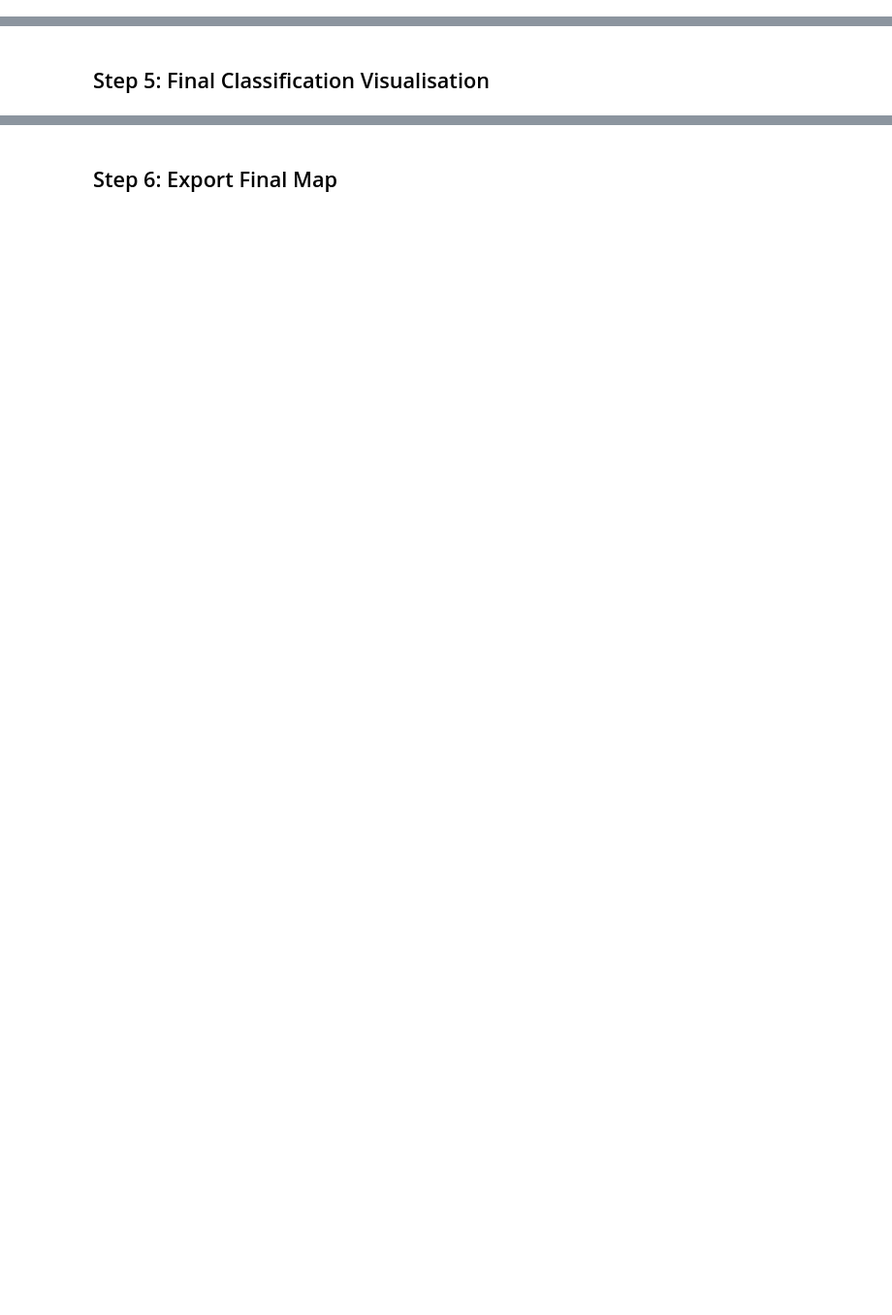
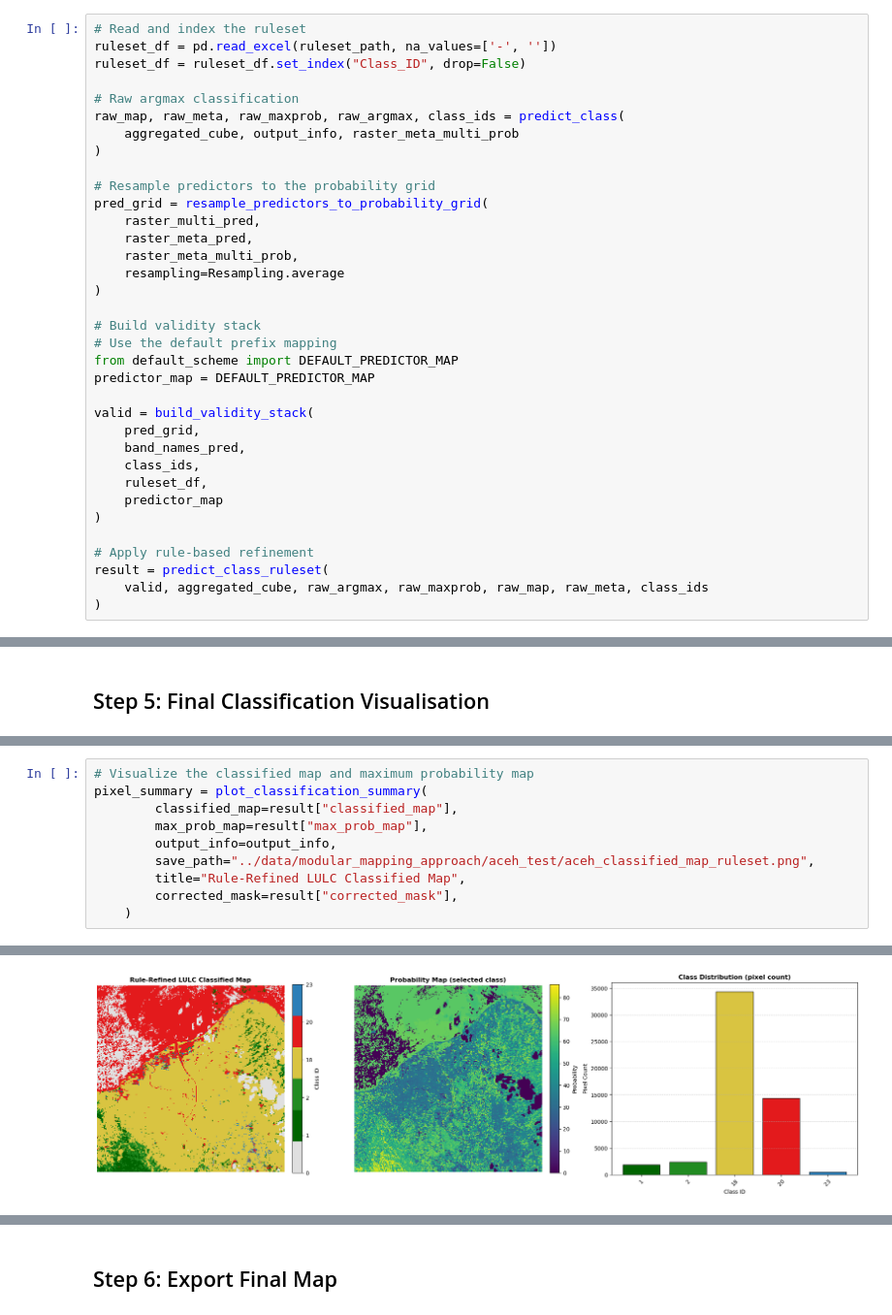
Before and after one commit to epistem-io/luma-stack, a Jupyter notebook: notebooks/classify_default_scheme.ipynb, the cells around one changed output, grey strips where cells are left out. Shown at 97% size. Saved outputs shown, nothing was run; the diff lists cells and outputs as text; blank space fills up the shorter version.

```diff
--- a/notebooks/classify_default_scheme.ipynb
+++ b/notebooks/classify_default_scheme.ipynb
@@ -135,0 +148,35 @@ Output shape: (1297, 2302)
+# %%
+# Read and index the ruleset
+ruleset_df = pd.read_excel(ruleset_path, na_values=['-', ''])
+ruleset_df = ruleset_df.set_index("Class_ID", drop=False)
+
+# Raw argmax classification
+raw_map, raw_meta, raw_maxprob, raw_argmax, class_ids = predict_class(
+    aggregated_cube, output_info, raster_meta_multi_prob
+)
+
+# Resample predictors to the probability grid
+pred_grid = resample_predictors_to_probability_grid(
+    raster_multi_pred,
+    raster_meta_pred,
+    raster_meta_multi_prob,
+    resampling=Resampling.average
+)
+
+# Build validity stack
+# Use the default prefix mapping
+from default_scheme import DEFAULT_PREDICTOR_MAP
+predictor_map = DEFAULT_PREDICTOR_MAP
+
+valid = build_validity_stack(
+    pred_grid,
+    band_names_pred,
+    class_ids,
+    ruleset_df,
+    predictor_map
+)
+
+# Apply rule‑based refinement
+result = predict_class_ruleset(
+    valid, aggregated_cube, raw_argmax, raw_maxprob, raw_map, raw_meta, class_ids
+)
@@ -213,0 +188,11 @@ Final class distribution:
+# %%
+# Visualize the classified map and maximum probability map
+pixel_summary = plot_classification_summary(
+        classified_map=result["classified_map"],
+        max_prob_map=result["max_prob_map"],
+        output_info=output_info,
+        save_path="../data/modular_mapping_approach/aceh_test/aceh_classified_map_ruleset.png",
+        title="Rule-Refined LULC Classified Map",
+        corrected_mask=result["corrected_mask"],
+    )
+# %% [output]
@@ -213,0 +208 @@ Final class distribution:
+[figure, added]
```
Also changed, not shown: parts of 12 cells of this notebook, 1 other file.
